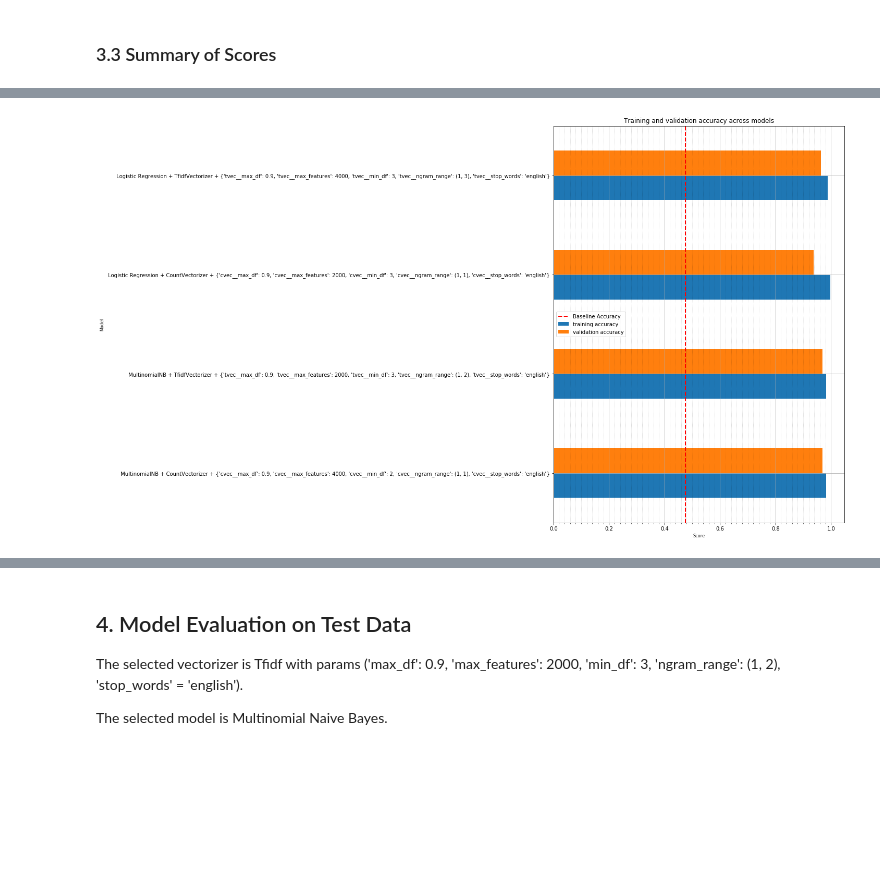
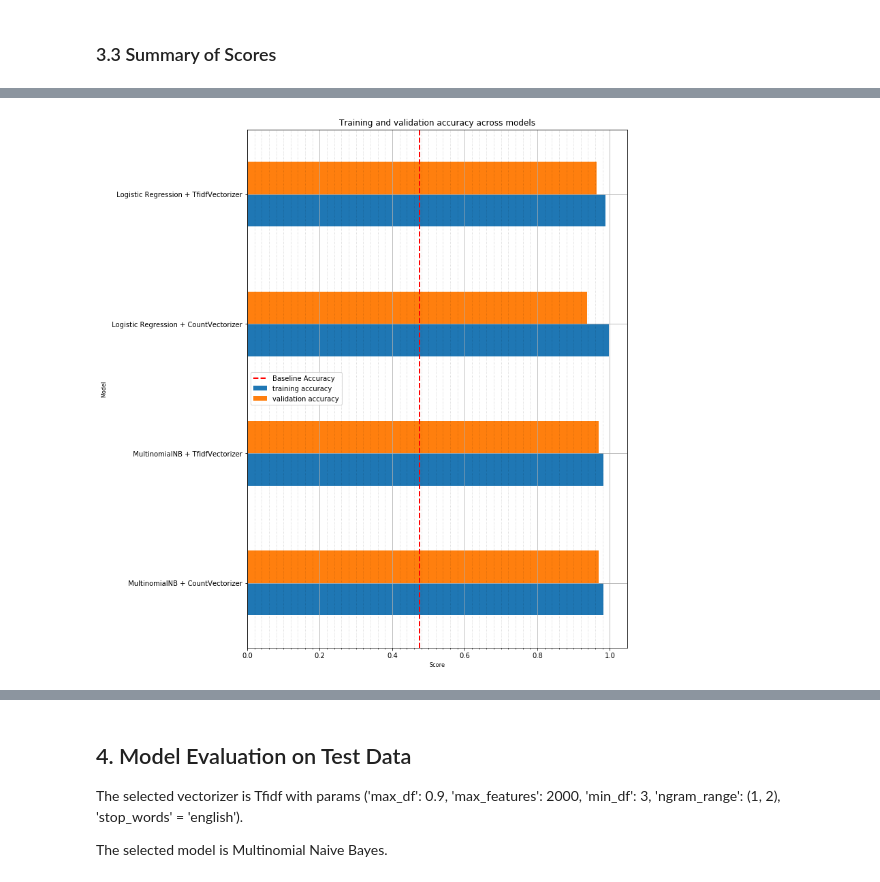
Before and after one commit to ohmung/DSIprojects, a Jupyter notebook: project_3/Web_APIs_Subreddit_Classifier.ipynb, the cells around one changed output, grey strips where cells are left out. Saved outputs shown, nothing was run; the diff lists cells and outputs as text; code cells hidden in the pictures; blank space fills up the shorter version.

```diff
--- a/project_3/Web_APIs_Subreddit_Classifier.ipynb
+++ b/project_3/Web_APIs_Subreddit_Classifier.ipynb
@@ -629,6 +630,7 @@ accuracy_train = []
 accuracy_val = []
 precision_val = []
 sensitivity_val = []
+roc_val = []
 # %%
 def evaluate_model(pipe,param):
     '''This function takes in a Pipeline and its parameters. It prints the best score, best parameters,
@@ -822,7 +832,7 @@ Sensitivity score of the model: 0.9583333333333334
 # %%
 #creating summary of scores in a dataframe
 summary_scores = pd.DataFrame({'model': model_type, 'vectorizer':vectorizer_type,'parameters':parameters, 'training accuracy':accuracy_train,
-                                  'validation accuracy':accuracy_val, 'precision': precision_val, 'sensitivity':sensitivity_val})
+                                  'validation accuracy':accuracy_val, 'precision': precision_val, 'sensitivity':sensitivity_val, 'roc auc scores':roc_val})
 
 #show full text in cell
 pd.set_option('display.max_colwidth', None)
@@ -846,25 +856,25 @@ summary_scores
 # %%
 #baseline accuracy
 baseline = combined_df['subreddit'].value_counts(normalize=True)[1]
 
 #yticklabels
 yticklabels = []
 for _ in range(4):
-    yticklabels.append(f" {summary_scores['model'][_]} + {summary_scores['vectorizer'][_]} + {summary_scores['parameters'][_]}")
+    yticklabels.append(f" {summary_scores['model'][_]} + {summary_scores['vectorizer'][_]}")
 
 #plot barchart
 ax = summary_scores[['training accuracy','validation accuracy']].plot.barh(figsize = (10,14))
 ax.set_title('Training and validation accuracy across models', fontsize = 12)
 ax.set_xlabel('Score',fontsize = 8)
 ax.set_ylabel('Model',fontsize = 8)
 ax.axvline(baseline, color='r', linestyle='dashed', linewidth=2, label='Baseline Accuracy')
 ax.legend(loc = 'center left')
 ax.set_xticks((np.arange(0.0,1.0,0.02)),minor=True)
 ax.set_yticks(range(len(summary_scores)))
 ax.set_yticklabels(yticklabels)
 ax.grid(True)
 ax.grid(which='minor', color='k', linestyle=':', alpha=0.2);
 # %% [output]
-[figure, old version]
+[figure, new version]
 # %%
 #plot barchart
```
Also changed, not shown: parts of 18 cells of this notebook, 4 other files.
